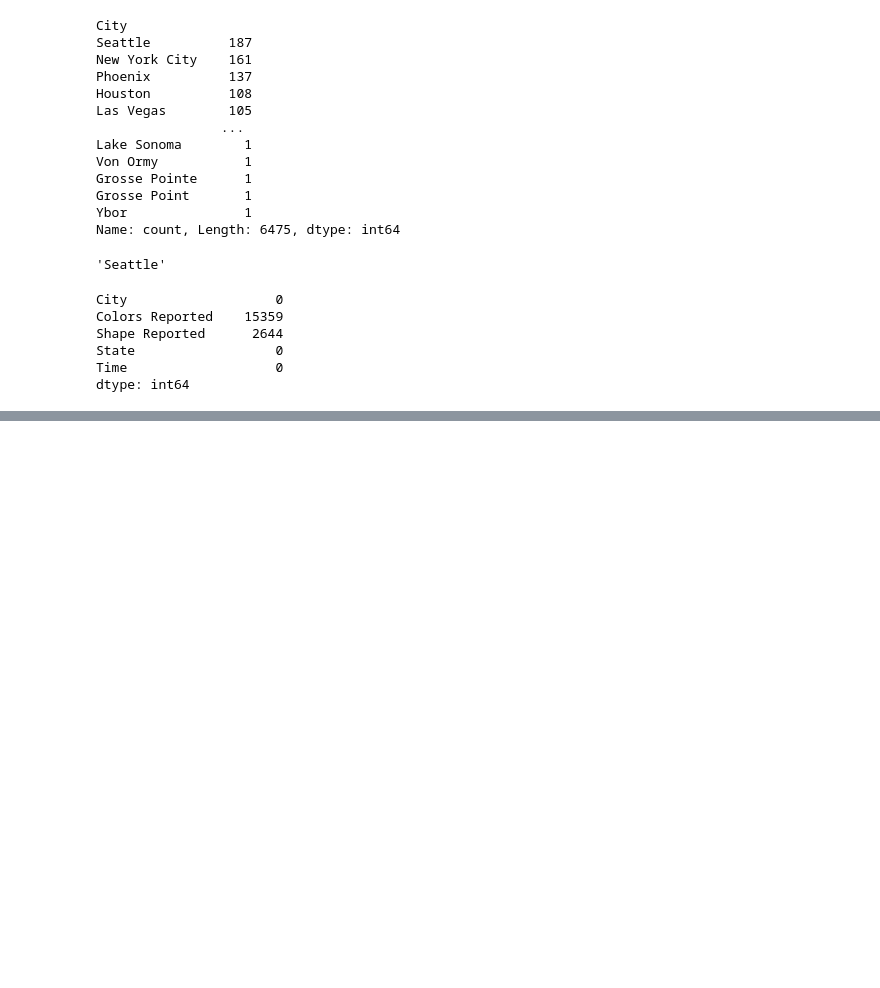
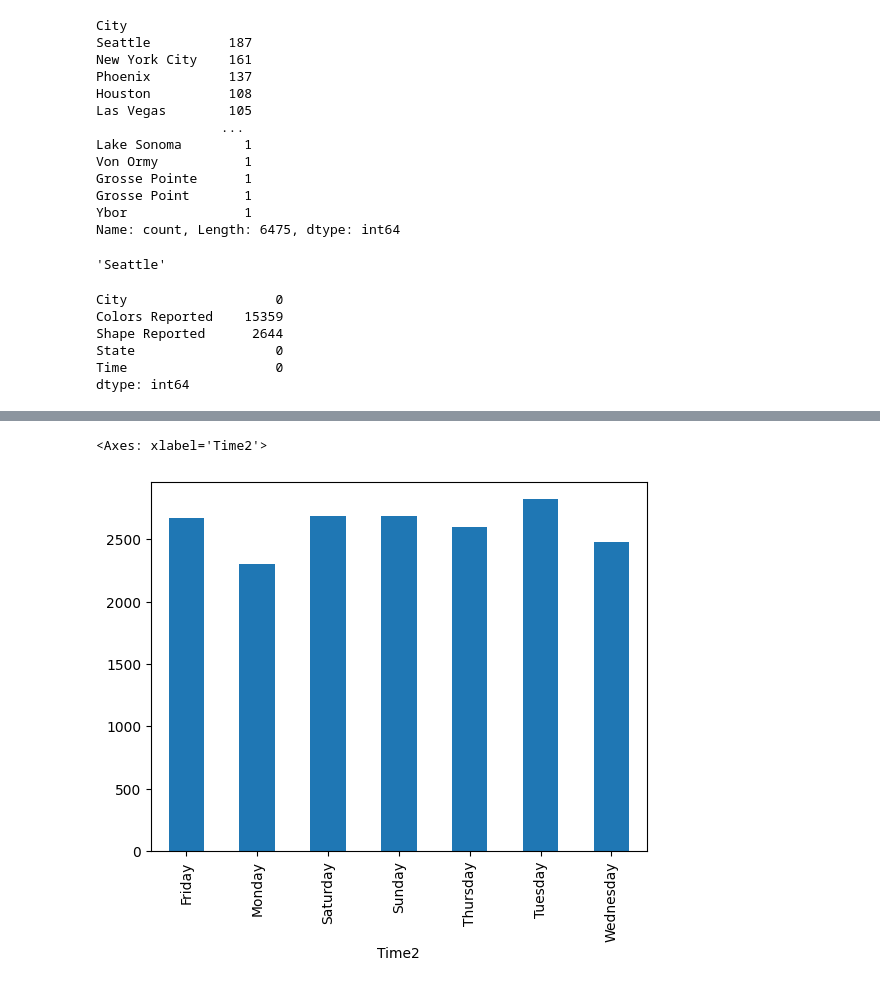
Before and after one commit to durusdogan/DSA201, a Jupyter notebook: Week06/Lecture/pandas_lecture_notes.ipynb, the cells around one changed output, grey strips where cells are left out. Cells and saved outputs as stored; diff of their text form; code cells hidden in the pictures; blank space fills up the shorter version.

```diff
--- a/Week06/Lecture/pandas_lecture_notes.ipynb
+++ b/Week06/Lecture/pandas_lecture_notes.ipynb
@@ -407,0 +683,5 @@ dtype: int64
+# %%
+ufos["Time2"].dt.day_name().value_counts().sort_index().plot(kind="bar")
+# %% [output]
+<Axes: xlabel='Time2'>
+[figure, added]
```
Also changed, not shown: parts of 60 cells of this notebook.
